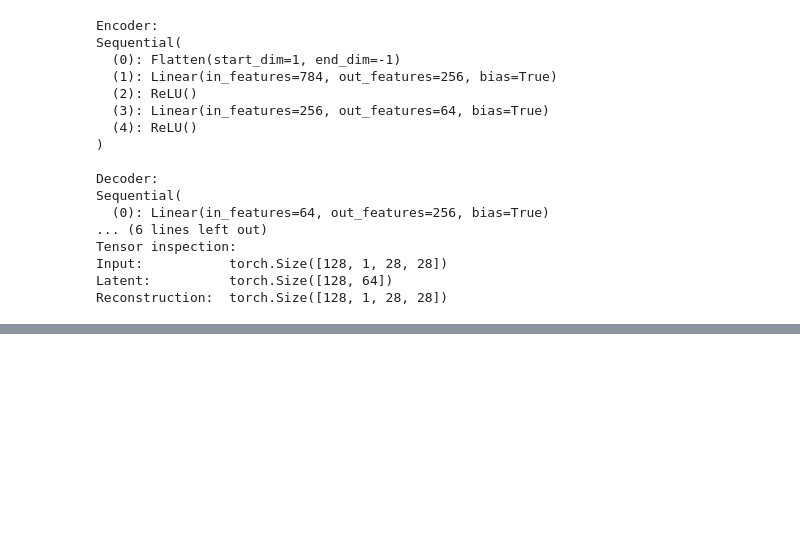
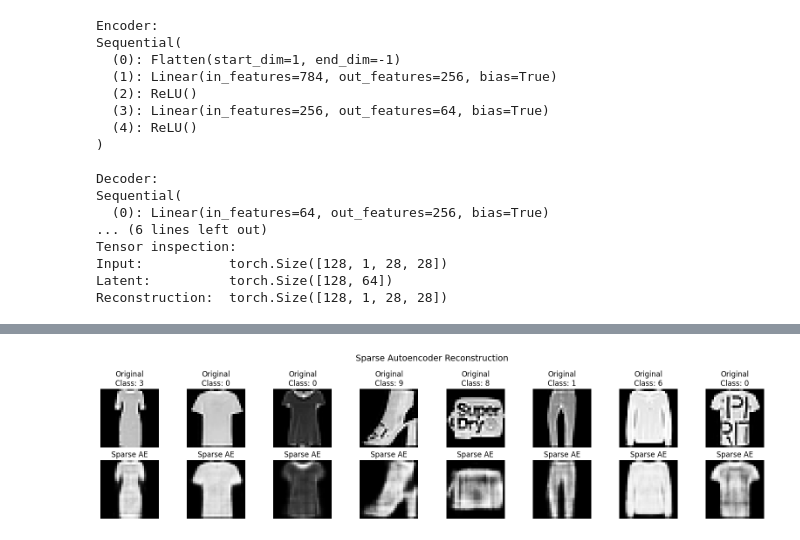
Before and after one commit to AlvaJufinto/DeepLearning_ASG2_2802473214, a Jupyter notebook: notebooks/03_sparse_autoencoder.ipynb, the cells around one changed output, grey strips where cells are left out. Saved outputs shown, nothing was run; the diff lists cells and outputs as text; code cells hidden in the pictures; blank space fills up the shorter version.

```diff
--- a/notebooks/03_sparse_autoencoder.ipynb
+++ b/notebooks/03_sparse_autoencoder.ipynb
@@ -132,0 +285,17 @@ Reconstruction:  torch.Size([128, 1, 28, 28])
+# %%
+checkpoint = torch.load(
+    best_checkpoint_path,
+    map_location=DEVICE,
+    weights_only=False,
+)
+
+encoder.load_state_dict(checkpoint["encoder_state_dict"])
+decoder.load_state_dict(checkpoint["decoder_state_dict"])
+
+encoder.eval()
+decoder.eval()
+
+print(f"Best epoch: {checkpoint['epoch']}")
+print(f"Best validation MSE: {checkpoint['val_reconstruction_loss']:.6f}")
+print(f"Latent dimension: {checkpoint['latent_dim']}")
+print(f"Sparsity weight: {checkpoint['sparsity_weight']}")
@@ -132,0 +382,33 @@ Reconstruction:  torch.Size([128, 1, 28, 28])
+# %%
+encoder.eval()
+decoder.eval()
+
+images, labels = next(iter(test_loader))
+images = images[:8].to(DEVICE)
+labels = labels[:8]
+
+with torch.no_grad():
+    latent = encoder(images)
+    reconstructed = decoder(latent)
+
+images = images.cpu()
+reconstructed = reconstructed.cpu()
+
+fig, axes = plt.subplots(2, 8, figsize=(16, 4))
+
+for i in range(8):
+    # Original
+    axes[0, i].imshow(images[i].squeeze(), cmap="gray")
+    axes[0, i].set_title(f"Original\nClass: {labels[i].item()}")
+    axes[0, i].axis("off")
+
+    # Reconstruction
+    axes[1, i].imshow(reconstructed[i].squeeze(), cmap="gray")
+    axes[1, i].set_title("Sparse AE")
+    axes[1, i].axis("off")
+
+plt.suptitle("Sparse Autoencoder Reconstruction", fontsize=14)
+plt.tight_layout()
+plt.show()
+# %% [output]
+[figure, added]
```
Also changed, not shown: parts of 9 cells of this notebook.
